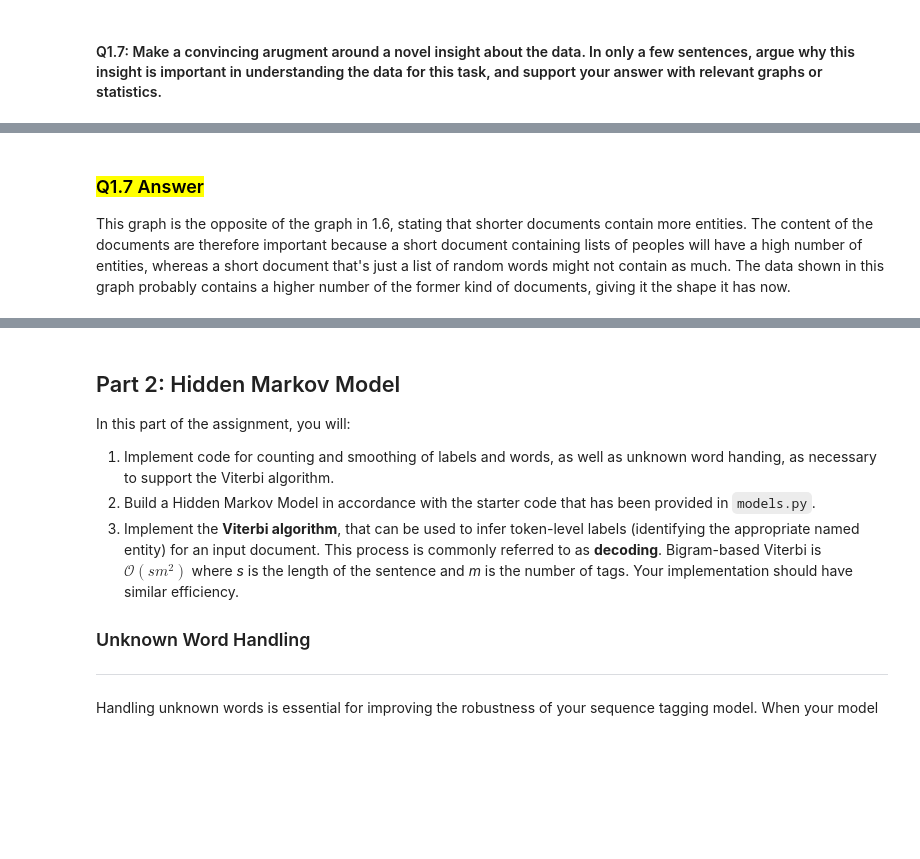
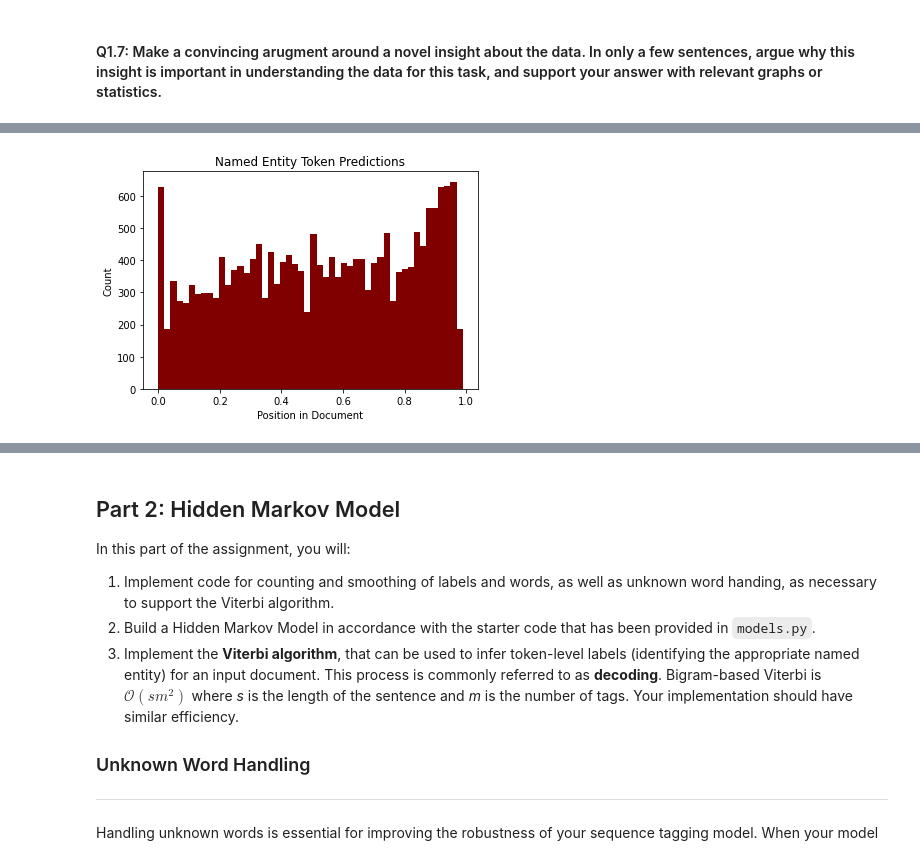
Before and after one commit to an-emo-inchworm/nlpA1, a Jupyter notebook: hw1_studentfacing_sp25_cs4740.ipynb, the cells around one changed output, grey strips where cells are left out. Saved outputs shown, nothing was run; the diff lists cells and outputs as text; code cells hidden in the pictures; blank space fills up the shorter version.

```diff
--- a/hw1_studentfacing_sp25_cs4740.ipynb
+++ b/hw1_studentfacing_sp25_cs4740.ipynb
@@ -408,3 +424,15 @@ plt.show()
-# %% [markdown]
-### <mark>Q1.7 Answer</mark>
-This graph is the opposite of the graph in 1.6, stating that shorter documents contain more entities. The content of the documents are therefore important because a short document containing lists of peoples will have a high number of entities, whereas a short document that's just a list of random words might not contain as much. The data shown in this graph probably contains a higher number of the former kind of documents, giving it the shape it has now.
+# %%
+# YOUR CODE HERE
+position = []
+
+for ner in training_data["NER"]:
+    doclen = len(ner)
+    for i, n in enumerate(ner):
+        if n != "O":
+            position.append(i/doclen)
+
+plot_histogram(
+    position,
+    "Named Entity Token Predictions", "Position in Document", "Count", bins=50)
+# %% [output]
+[figure, added]
```
Also changed, not shown: parts of 23 cells of this notebook.
